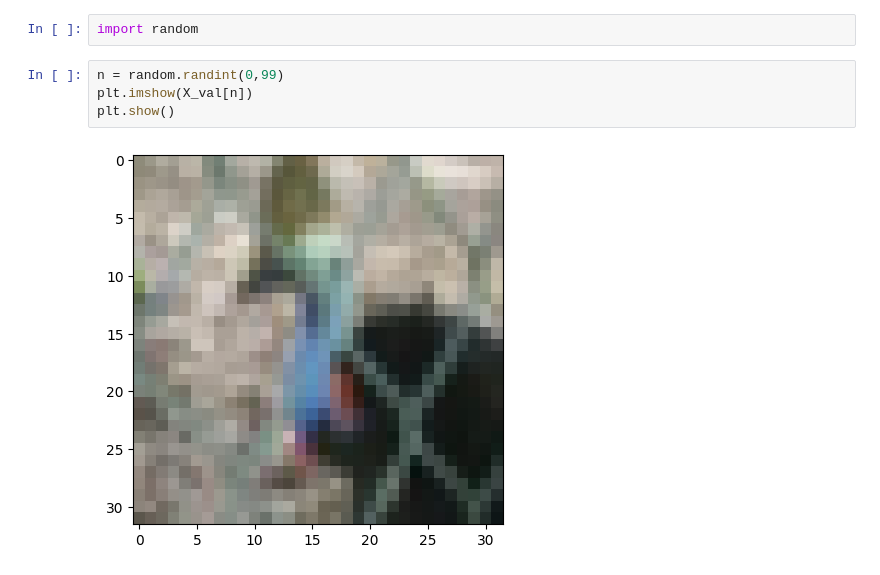
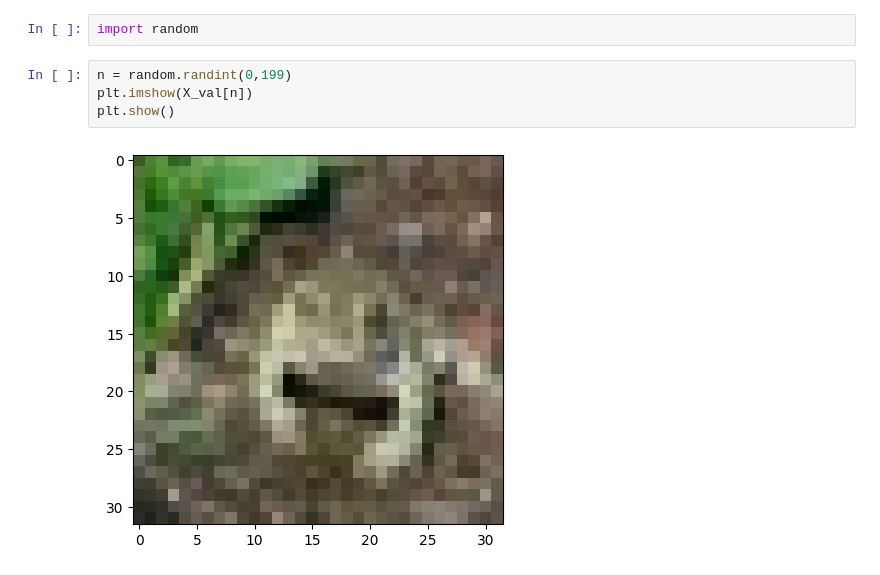
Before and after one commit to NirmalN21/stuff, a Jupyter notebook: Assignment No. 3.ipynb, the cells around one changed output. Cells and saved outputs as stored; diff of their text form.

```diff
--- a/Assignment No. 3.ipynb
+++ b/Assignment No. 3.ipynb
@@ -104,11 +105,11 @@ Test accuracy: 0.36500000953674316
 # %%
 import random
 # %%
-n = random.randint(0,99)
+n = random.randint(0,199)
 plt.imshow(X_val[n])
 plt.show()
 # %% [output]
-[figure, old version]
+[figure, new version]
 # %%
 import numpy as np
 predicted_value=model.predict(X_val)
```
Also changed, not shown: parts of 7 cells of this notebook, 1 other file.
